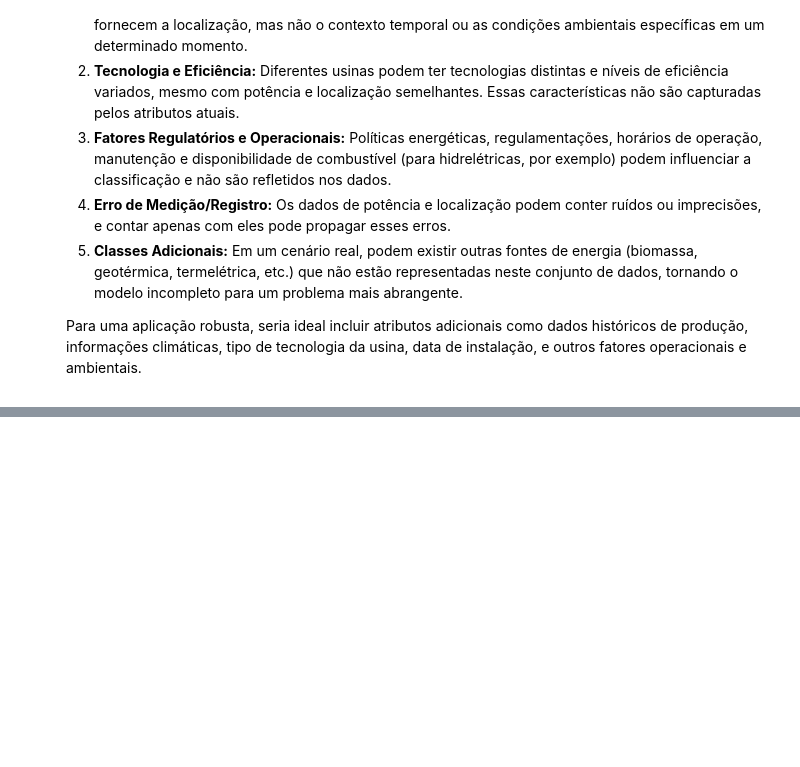
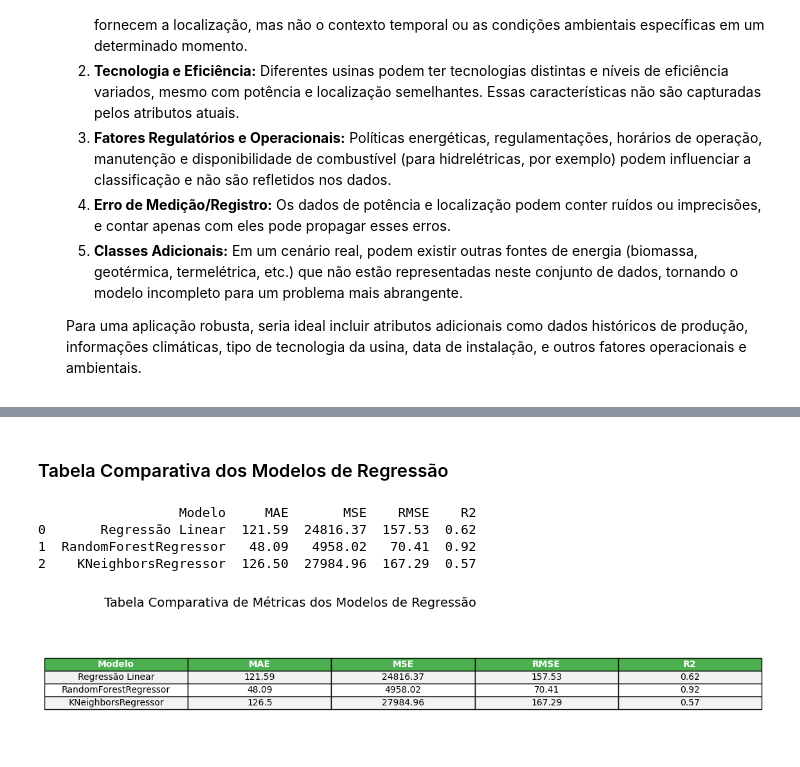
Before and after one commit to gabrielcggs/CP02-SERS-MACHINE-LEARNING, a Jupyter notebook: CP2_SERS.ipynb, the cells around one changed output, grey strips where cells are left out. Cells and saved outputs as stored; diff of their text form; code cells hidden in the pictures; blank space fills up the shorter version.

```diff
--- a/CP2_SERS.ipynb
+++ b/CP2_SERS.ipynb
@@ -403,0 +741,59 @@ Com base na tabela comparativa de métricas e nas matrizes de confusão, podemos
+# %% [markdown]
+### Tabela Comparativa dos Modelos de Regressão
+# %%
+# Coletando métricas para Regressão Linear
+mae_LR = mean_absolute_error(y_teste, y_predictLR)
+mse_LR = mean_squared_error(y_teste, y_predictLR)
+rmse_LR = np.sqrt(mse_LR)
+r2_LR = r2_score(y_teste, y_predictLR)
+
+# Coletando métricas para RandomForestRegressor
+mae_RFC = mean_absolute_error(y_teste, y_predictRFC)
+mse_RFC = mean_squared_error(y_teste, y_predictRFC)
+rmse_RFC = np.sqrt(mse_RFC)
+r2_RFC = r2_score(y_teste, y_predictRFC)
+
+# Coletando métricas para KNeighborsRegressor
+mae_KNC = mean_absolute_error(y_teste, y_predictKNC)
+mse_KNC = mean_squared_error(y_teste, y_predictKNC)
+rmse_KNC = np.sqrt(mse_KNC)
+r2_KNC = r2_score(y_teste, y_predictKNC)
+
+# Criando o DataFrame para a tabela comparativa
+df_metricas_regressao = pd.DataFrame({
+    'Modelo': ['Regressão Linear', 'RandomForestRegressor', 'KNeighborsRegressor'],
+    'MAE': [mae_LR, mae_RFC, mae_KNC],
+    'MSE': [mse_LR, mse_RFC, mse_KNC],
+    'RMSE': [rmse_LR, rmse_RFC, rmse_KNC],
+    'R2': [r2_LR, r2_RFC, r2_KNC]
+})
+
+print(df_metricas_regressao.round(2))
+
+# Exibindo a tabela formatada
+fig, ax = plt.subplots(figsize=(12, len(df_metricas_regressao) * 0.8))
+ax.axis('tight')
+ax.axis('off')
+
+table = ax.table(cellText=df_metricas_regressao.round(2).values,
+                 colLabels=df_metricas_regressao.columns,
+                 cellLoc='center', loc='center')
+table.auto_set_font_size(False)
+table.set_fontsize(10)
+table.scale(1.2, 1.2)
+
+for (i, j), cell in table.get_celld().items():
+    if i == 0: # Header row
+        cell.set_text_props(weight='bold', color='white')
+        cell.set_facecolor('#4CAF50') # Green header background
+    elif i > 0:
+        cell.set_facecolor('#f2f2f2' if (i-1) % 2 == 0 else 'white')
+
+plt.title('Tabela Comparativa de Métricas dos Modelos de Regressão', loc='left', fontsize=14, pad=20)
+plt.show()
+# %% [output]
+                  Modelo     MAE       MSE    RMSE    R2
+0       Regressão Linear  121.59  24816.37  157.53  0.62
+1  RandomForestRegressor   48.09   4958.02   70.41  0.92
+2    KNeighborsRegressor  126.50  27984.96  167.29  0.57
+[figure, added]
```
Also changed, not shown: parts of 52 cells of this notebook.
